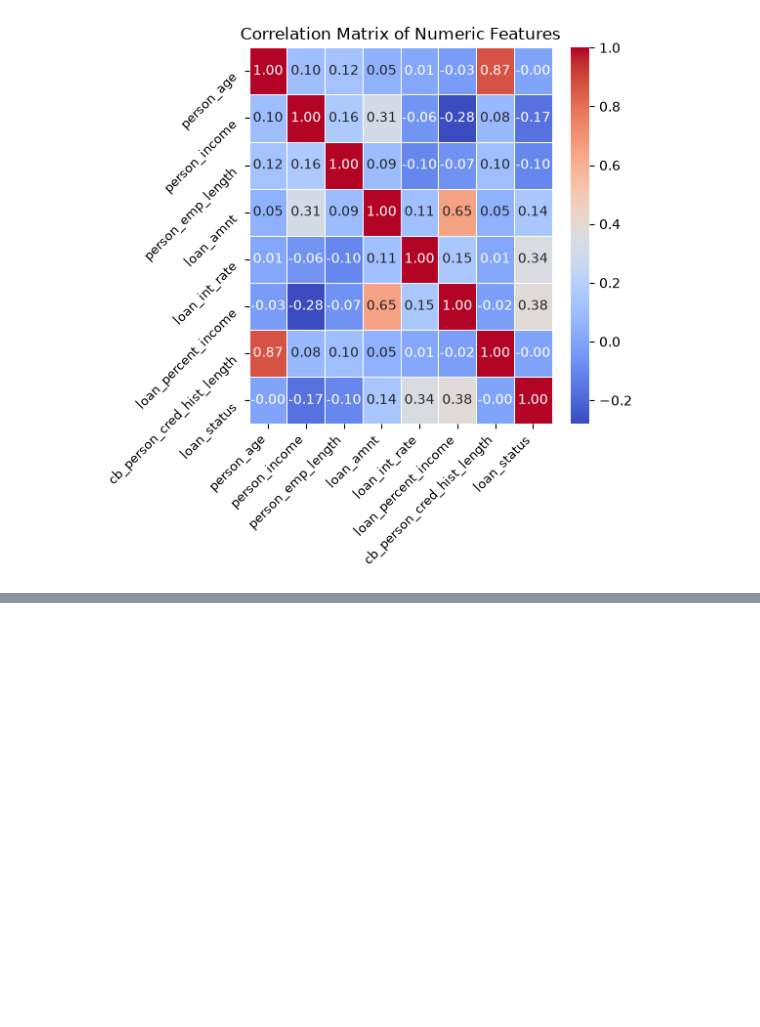
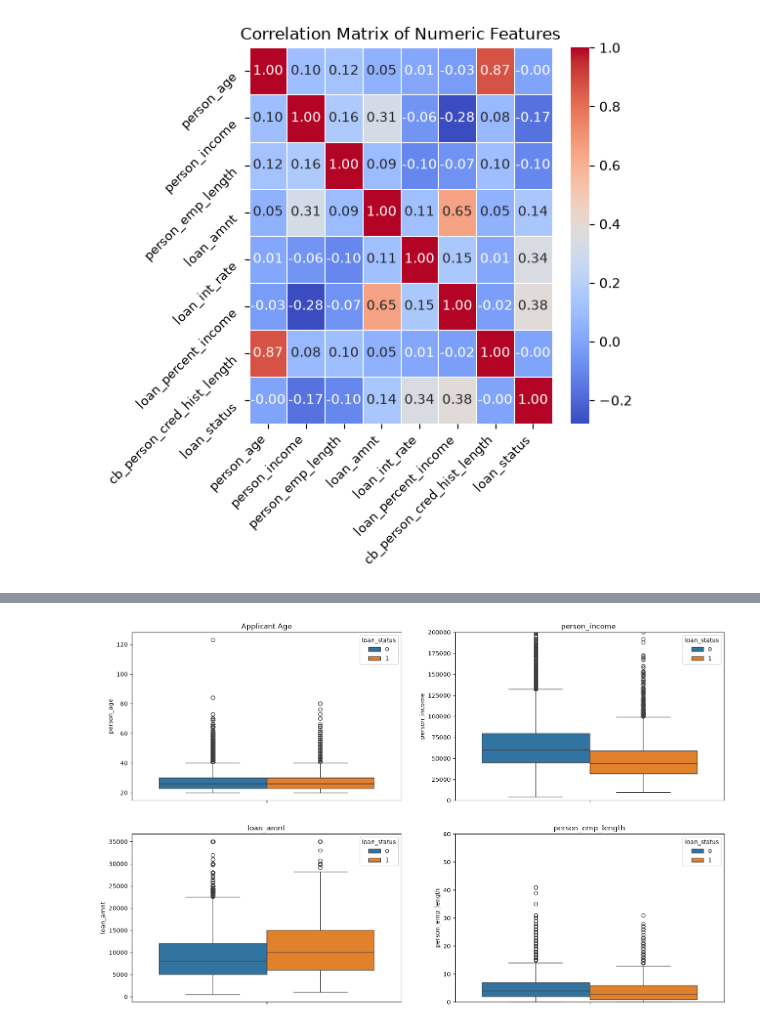
Before and after one commit to coded-by-bubai/Loanlytix, a Jupyter notebook: notebooks/EDA.ipynb, the cells around one changed output, grey strips where cells are left out. Saved outputs shown, nothing was run; the diff lists cells and outputs as text; code cells hidden in the pictures; blank space fills up the shorter version.

```diff
--- a/notebooks/EDA.ipynb
+++ b/notebooks/EDA.ipynb
@@ -144,0 +257,30 @@ plt.show()
+# %%
+index = 1
+plt.figure(figsize=(18,36))
+plt.subplot(6,2, index)
+sns.boxplot(data=df_train, y='person_age', hue="loan_status",)
+# plt.xlim(18, 60)
+plt.title(f"Applicant Age")
+index+=1
+
+plt.subplot(6,2, index)
+sns.boxplot(data=df_train, y='person_income', hue="loan_status",)
+plt.ylim(0.0e6, 0.2e6)
+plt.title(f"person_income ")
+index+=1
+
+plt.subplot(6,2, index)
+sns.boxplot(data=df_train, y='loan_amnt', hue="loan_status",)
+plt.title(f"loan_amnt")
+index+=1
+
+plt.subplot(6,2, index)
+sns.boxplot(data=df_train, y='person_emp_length', hue="loan_status",)
+plt.ylim(0, 60)
+plt.title(f"person_emp_length")
+index+=1
+
+plt.savefig(output / f"boxplot.png", dpi=300, bbox_inches='tight')
+plt.show()
+# %% [output]
+[figure, added]
```
Also changed, not shown: parts of 12 cells of this notebook, 4 other files.
